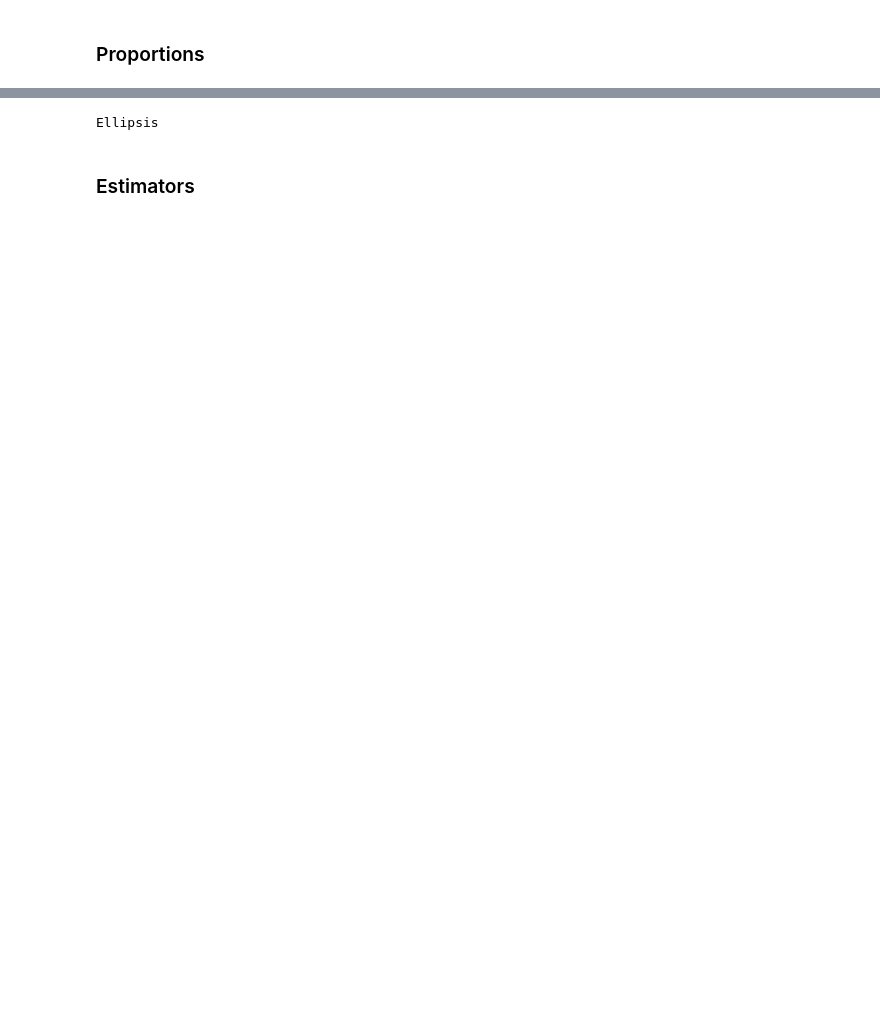
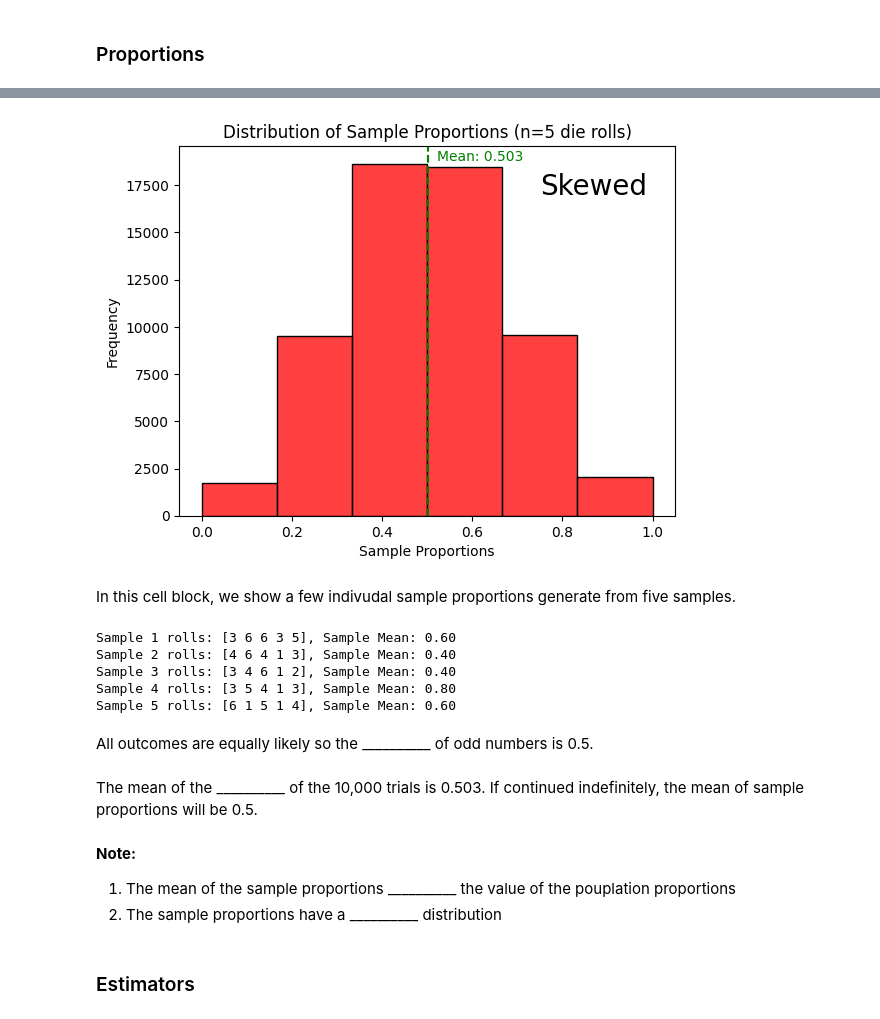
Before and after one commit to ds-modules/ecc-statistics, a Jupyter notebook: sampling_distribution/sampling_distribution.ipynb, the cells around one changed output, grey strips where cells are left out. Saved outputs shown, nothing was run; the diff lists cells and outputs as text; code cells hidden in the pictures; blank space fills up the shorter version.

```diff
--- a/sampling_distribution/sampling_distribution.ipynb
+++ b/sampling_distribution/sampling_distribution.ipynb
@@ -77,6 +129,40 @@ Ellipsis
 # %%
-...
+n_samples = 10000
+sample_size = 5
+population = np.arange(1, 7)
+sample_proportions = [np.sum(np.random.choice(population, size=sample_size) % 2 == 1) / sample_size for _ in range(n_samples)]
+
+# plt.figure(figsize=(12, 6))
+sns.histplot(x=sample_proportions, bins=6, color='red', edgecolor='black', stat='frequency')
+plt.axvline(np.mean(sample_proportions), color='green', linestyle='dashed')
+plt.title("Distribution of Sample Proportions (n=5 die rolls)")
+plt.xlabel("Sample Proportions")
+plt.ylabel("Frequency")
+
+plt.text(np.mean(sample_proportions)+0.02, 18800, f"Mean: {np.mean(sample_proportions):.3f}", color='green')
+plt.text(0.75, 17000, "Skewed", fontsize=20, color='black')
+plt.show()
 # %% [output]
-Ellipsis
+[figure, added]
+# %% [markdown]
+In this cell block, we show a few indivudal sample proportions generate from five samples.
+# %%
+for i in range(5):
+    rolls = np.random.choice(population, size=sample_size)
+    print(f"Sample {i+1} rolls: {rolls}, Sample Mean: {np.sum(rolls % 2 == 1) / sample_size:.2f}")
+# %% [output]
+Sample 1 rolls: [3 6 6 3 5], Sample Mean: 0.60
+Sample 2 rolls: [4 6 4 1 3], Sample Mean: 0.40
+Sample 3 rolls: [3 4 6 1 2], Sample Mean: 0.40
+Sample 4 rolls: [3 5 4 1 3], Sample Mean: 0.80
+Sample 5 rolls: [6 1 5 1 4], Sample Mean: 0.60
+# %% [markdown]
+All outcomes are equally likely so the __________ of odd numbers is 0.5.
+# %% [markdown]
+The mean of the __________ of the 10,000 trials is 0.503. If continued indefinitely, the mean of sample proportions will be 0.5.
+# %% [markdown]
+**Note:**
+1) The mean of the sample proportions __________ the value of the pouplation proportions
+2) The sample proportions have a __________ distribution
 # %% [markdown]
 ### Estimators
```
Also changed, not shown: parts of 17 cells of this notebook.
